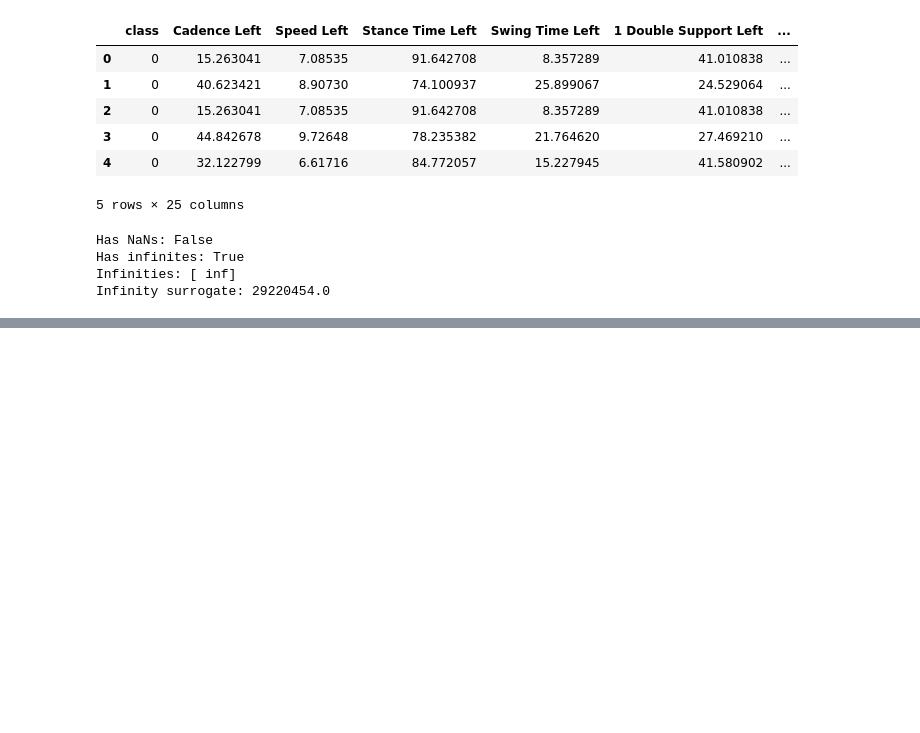
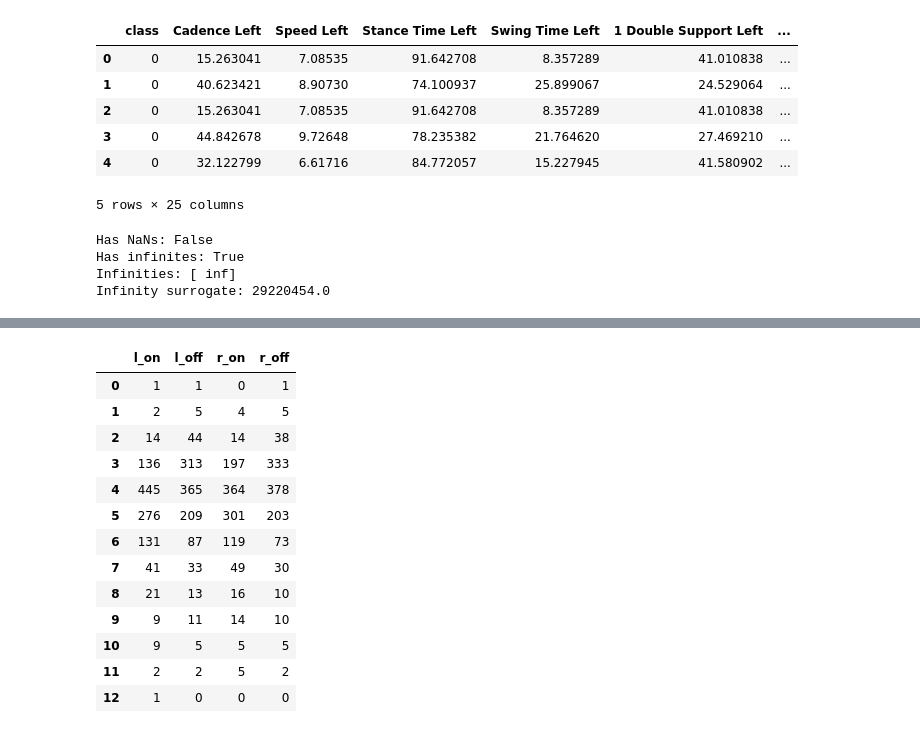
Before and after one commit to gitxchen/gaitAnalysis, a Jupyter notebook: dataAnalysis/analyze_data.ipynb, the cells around one changed output, grey strips where cells are left out. Saved outputs shown, nothing was run; the diff lists cells and outputs as text; code cells hidden in the pictures; blank space fills up the shorter version.

Commit message:
Extracted step windows sequences.

```diff
--- a/dataAnalysis/analyze_data.ipynb
+++ b/dataAnalysis/analyze_data.ipynb
@@ -855,0 +858,5 @@ Infinity surrogate: 29220454.0
+# %%
+# Import data extracted from c3ds and ready to be classified
+analysis_file = path.join(OUT_FOLDER, 'steps.csv')
+df = pd.read_csv(analysis_file, sep=';')
+df.head(5)
@@ -855,0 +870,23 @@ Infinity surrogate: 29220454.0
+# %%
+l_on_f = df['l_on'].value_counts().sort_index()
+l_off_f = df['l_off'].value_counts().sort_index()
+r_on_f = df['r_on'].value_counts().sort_index()
+r_off_f = df['r_off'].value_counts().sort_index()
+
+freqs = pd.concat([l_on_f, l_off_f, r_on_f, r_off_f], axis=1).fillna(0).astype(np.int)
+freqs
+# %% [output]
+|  | l_on | l_off | r_on | r_off |
+| 0 | 1 | 1 | 0 | 1 |
+| 1 | 2 | 5 | 4 | 5 |
+| 2 | 14 | 44 | 14 | 38 |
+| 3 | 136 | 313 | 197 | 333 |
+| 4 | 445 | 365 | 364 | 378 |
+| 5 | 276 | 209 | 301 | 203 |
+| 6 | 131 | 87 | 119 | 73 |
+| 7 | 41 | 33 | 49 | 30 |
+| 8 | 21 | 13 | 16 | 10 |
+| 9 | 9 | 11 | 14 | 10 |
+| 10 | 9 | 5 | 5 | 5 |
+| 11 | 2 | 2 | 5 | 2 |
+| 12 | 1 | 0 | 0 | 0 |
```
Also changed, not shown: parts of 4 cells of this notebook, 5 other files.
